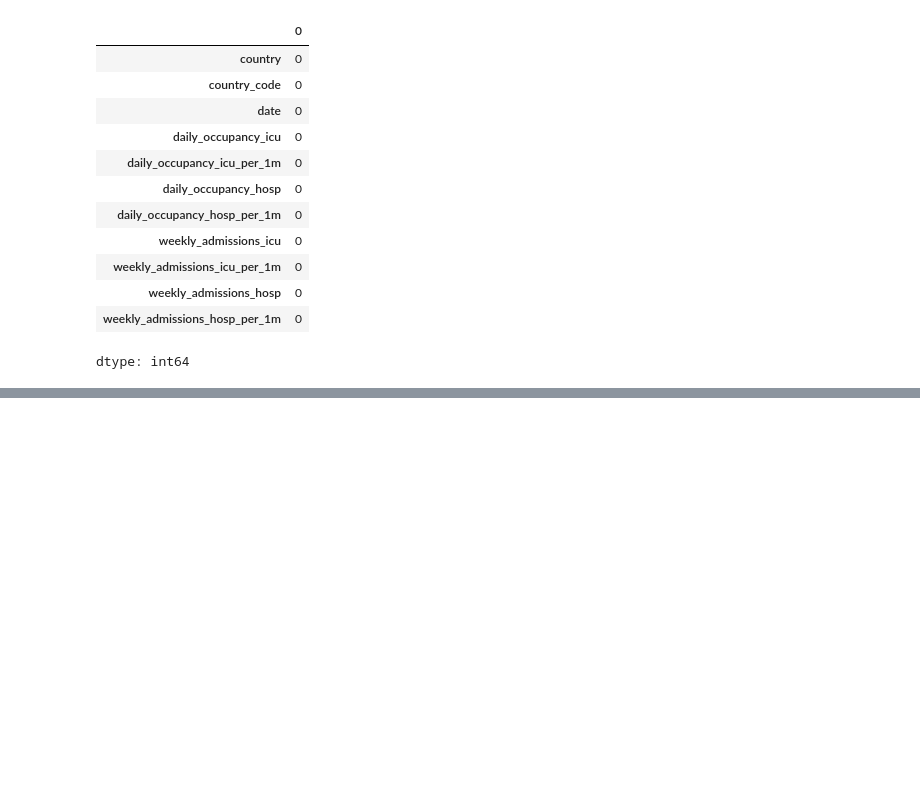
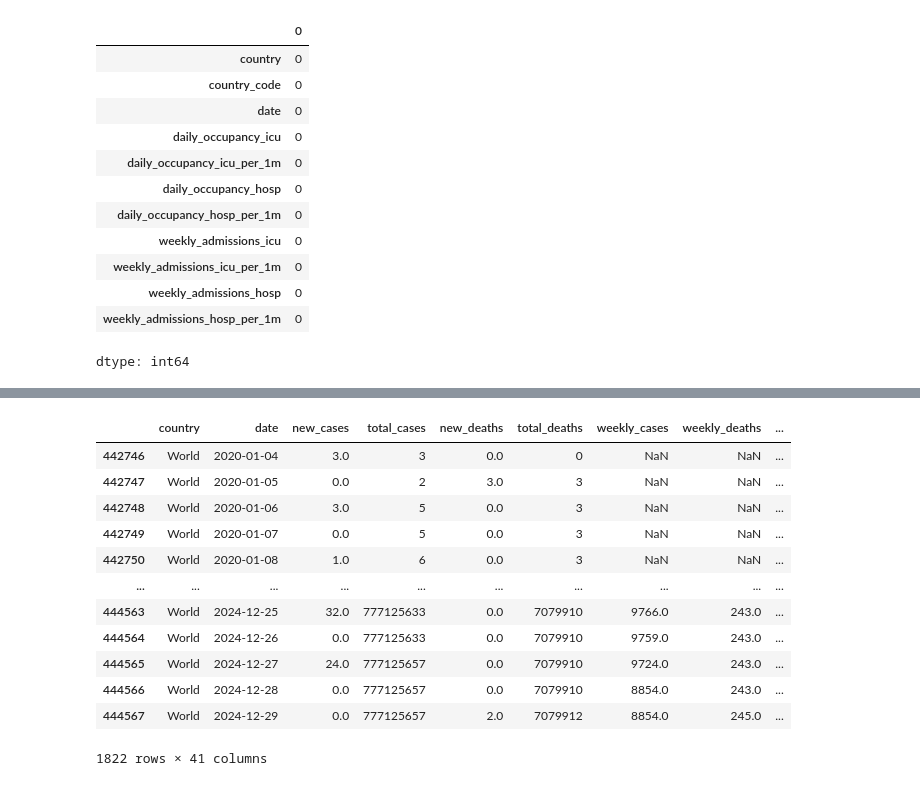
Before and after one commit to ArunKrishnan09/Covid-Analysis, a Jupyter notebook: Covid_analysis.ipynb, the cells around one changed output, grey strips where cells are left out. Cells and saved outputs as stored; diff of their text form; code cells hidden in the pictures; blank space fills up the shorter version.

```diff
--- a/Covid_analysis.ipynb
+++ b/Covid_analysis.ipynb
@@ -428,0 +462,2 @@ AND cases_deaths.date = hospital.date
+# %%
+cases_deaths["month"] = cases_deaths["date"].dt.month
@@ -428,0 +485,16 @@ AND cases_deaths.date = hospital.date
+# %%
+cases_deaths[cases_deaths["country"] == "World"]
+# %% [output]
+|  | country | date | new_cases | total_cases | new_deaths | total_deaths | weekly_cases | weekly_deaths | ... |
+| 442746 | World | 2020-01-04 | 3.0 | 3 | 0.0 | 0 | NaN | NaN | ... |
+| 442747 | World | 2020-01-05 | 0.0 | 2 | 3.0 | 3 | NaN | NaN | ... |
+| 442748 | World | 2020-01-06 | 3.0 | 5 | 0.0 | 3 | NaN | NaN | ... |
+| 442749 | World | 2020-01-07 | 0.0 | 5 | 0.0 | 3 | NaN | NaN | ... |
+| 442750 | World | 2020-01-08 | 1.0 | 6 | 0.0 | 3 | NaN | NaN | ... |
+| ... | ... | ... | ... | ... | ... | ... | ... | ... | ... |
+| 444563 | World | 2024-12-25 | 32.0 | 777125633 | 0.0 | 7079910 | 9766.0 | 243.0 | ... |
+| 444564 | World | 2024-12-26 | 0.0 | 777125633 | 0.0 | 7079910 | 9759.0 | 243.0 | ... |
+| 444565 | World | 2024-12-27 | 24.0 | 777125657 | 0.0 | 7079910 | 9724.0 | 243.0 | ... |
+| 444566 | World | 2024-12-28 | 0.0 | 777125657 | 0.0 | 7079910 | 8854.0 | 243.0 | ... |
+| 444567 | World | 2024-12-29 | 0.0 | 777125657 | 2.0 | 7079912 | 8854.0 | 245.0 | ... |
+1822 rows × 41 columns
```
Also changed, not shown: parts of 8 cells of this notebook.
